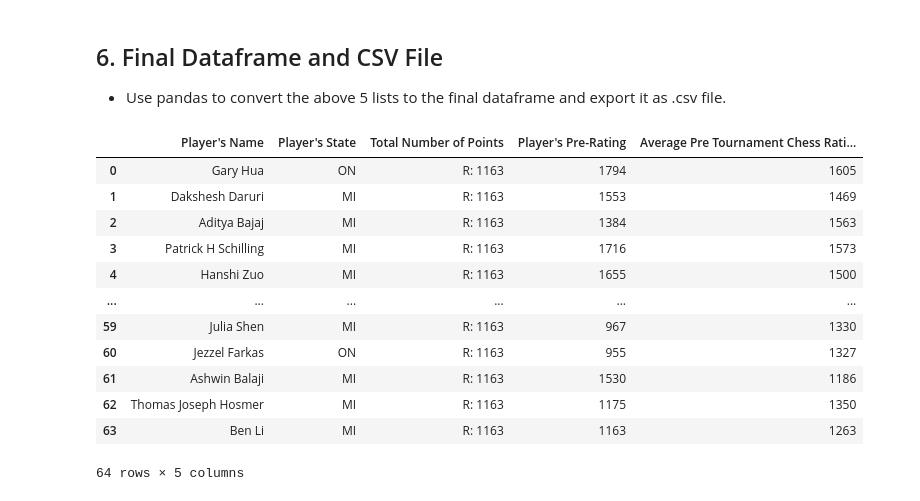
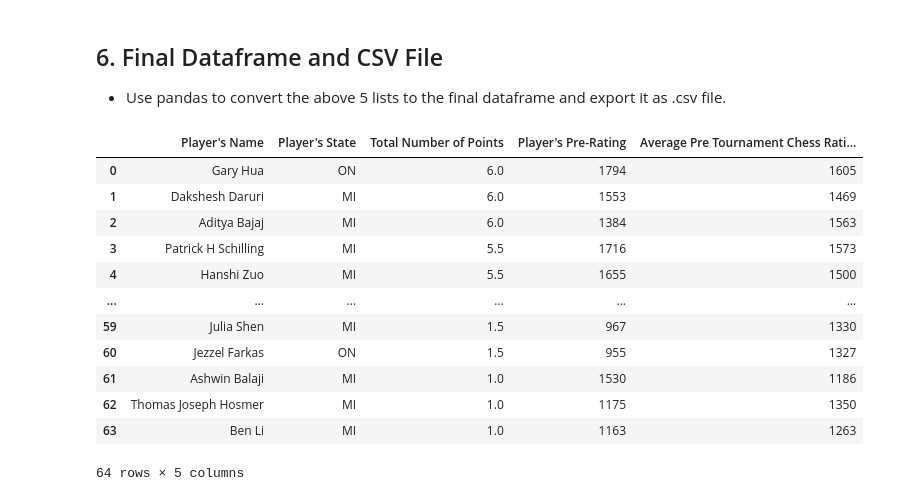
Before and after one commit to chenkecoco1/AIM-5001, a Jupyter notebook: K_CHEN_Project3.ipynb, the cells around one changed output. Saved outputs shown, nothing was run; the diff lists cells and outputs as text; code cells hidden in the pictures.

```diff
--- a/K_CHEN_Project3.ipynb
+++ b/K_CHEN_Project3.ipynb
@@ -76,14 +76,14 @@ print (points)
 * All pre-rating of players are followed 'R:' and spaces. The rating can be a 3 or 4 digit number. Regular expression 'R\:\s+\d{3,4}' can be applied.
 # %%
 #extract all pre-rating
-points=re.findall(r'R\:\s+\d{3,4}',raw_data)
+ratings=re.findall(r'R\:\s+\d{3,4}',raw_data)
 
 # cut off the front 'R:' and spaces to keep the 3 or 4 digit number only, with for loop
 # for calculation purpose, all numbers need to be converted to integers
-trimmed_points=[]
-for point in points:
-    trimmed_points.append(int(point[3:]))
-print(trimmed_points)
+trimmed_ratings=[]
+for rating in ratings:
+    trimmed_ratings.append(int(rating[3:]))
+print(trimmed_ratings)
 # %% [output]
 [1794, 1553, 1384, 1716, 1655, 1686, 1649, 1641, 1411, 1365, 1712, 1663, 1666, 1610, 1220, 1604, 1629, 1600, 1564, 1595, 1563, 1555, 1363, 1229, 1745, 1579, 1552, 1507, 1602, 1522, 1494, 1441, 1449, 1 ...
 # %% [markdown]
@@ -140,26 +140,26 @@ print (avg)
 # %%
 # get together all the 5 lists above
 tournament={'Player\'s Name': trimmed_names,
             'Player\'s State': trimmed_states,
-            'Total Number of Points':point,
-            'Player\'s Pre-Rating':trimmed_points,
+            'Total Number of Points':points,
+            'Player\'s Pre-Rating':trimmed_ratings,
             'Average Pre Tournament Chess Rating of Opponents':avg}
 # convert it to dataframe
 tournament_df=pd.DataFrame(tournament)
 tournament_df
 # %% [output]
 |  | Player's Name | Player's State | Total Number of Points | Player's Pre-Rating | Average Pre Tournament Chess Rati... |
-| 0 | Gary Hua | ON | R: 1163 | 1794 | 1605 |
-| 1 | Dakshesh Daruri | MI | R: 1163 | 1553 | 1469 |
-| 2 | Aditya Bajaj | MI | R: 1163 | 1384 | 1563 |
-| 3 | Patrick H Schilling | MI | R: 1163 | 1716 | 1573 |
-| 4 | Hanshi Zuo | MI | R: 1163 | 1655 | 1500 |
+| 0 | Gary Hua | ON | 6.0 | 1794 | 1605 |
+| 1 | Dakshesh Daruri | MI | 6.0 | 1553 | 1469 |
+| 2 | Aditya Bajaj | MI | 6.0 | 1384 | 1563 |
+| 3 | Patrick H Schilling | MI | 5.5 | 1716 | 1573 |
+| 4 | Hanshi Zuo | MI | 5.5 | 1655 | 1500 |
 | ... | ... | ... | ... | ... | ... |
-| 59 | Julia Shen | MI | R: 1163 | 967 | 1330 |
-| 60 | Jezzel Farkas | ON | R: 1163 | 955 | 1327 |
-| 61 | Ashwin Balaji | MI | R: 1163 | 1530 | 1186 |
-| 62 | Thomas Joseph Hosmer | MI | R: 1163 | 1175 | 1350 |
-| 63 | Ben Li | MI | R: 1163 | 1163 | 1263 |
+| 59 | Julia Shen | MI | 1.5 | 967 | 1330 |
+| 60 | Jezzel Farkas | ON | 1.5 | 955 | 1327 |
+| 61 | Ashwin Balaji | MI | 1.0 | 1530 | 1186 |
+| 62 | Thomas Joseph Hosmer | MI | 1.0 | 1175 | 1350 |
+| 63 | Ben Li | MI | 1.0 | 1163 | 1263 |
 64 rows × 5 columns
 # %%
 # Export the dataframe to a csv file.
```
Also changed, not shown: parts of 1 cell of this notebook.
